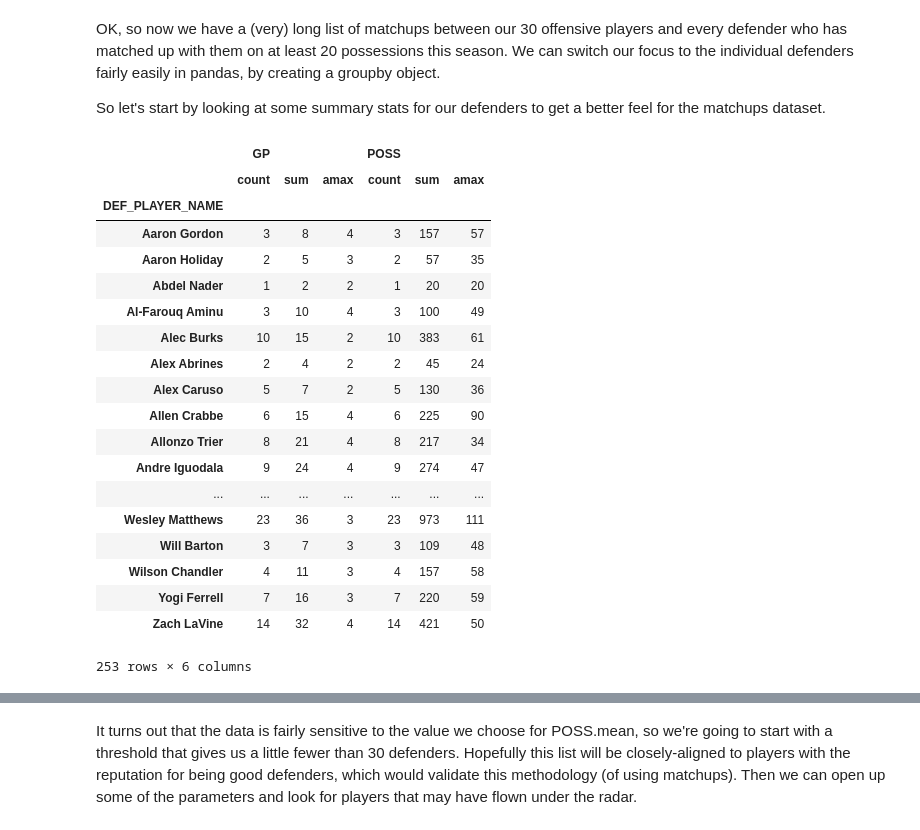
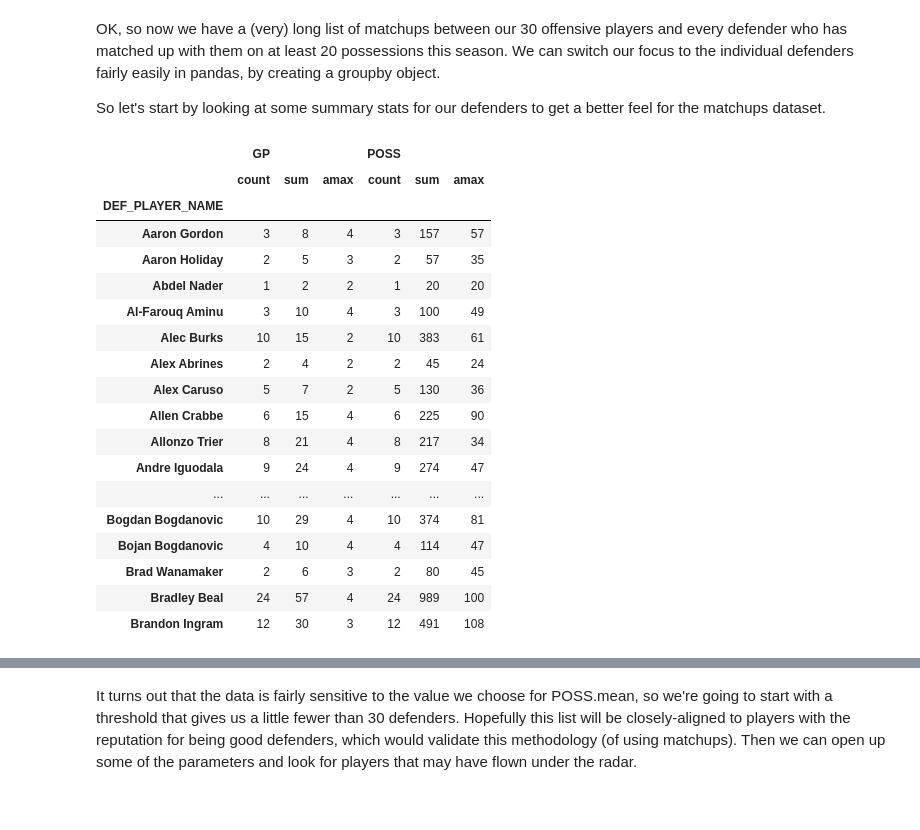
Before and after one commit to sstromberg/nba-project, a Jupyter notebook: guarding_guards.ipynb, the cells around one changed output, grey strips where cells are left out. Saved outputs shown, nothing was run; the diff lists cells and outputs as text; code cells hidden in the pictures.

Commit message:
More cleanup, changed default display options

```diff
--- a/guarding_guards.ipynb
+++ b/guarding_guards.ipynb
@@ -26,6 +26,8 @@ import numpy as np
 import seaborn as sns
 from time import sleep
 %matplotlib inline
+pd.options.display.max_rows = 20
+pd.options.display.max_columns = 24
 # %%
 # we'll save the URL as a string first
 
@@ -214,28 +235,27 @@ So let's start by looking at some summary stats for our defenders to get a bette
 # %%
 # group and aggregate by defender (as a pandas groupby object)
 defenders = matchup_df.groupby(['DEF_PLAYER_NAME'])
 
 # explore properties of this construction of the data
-defenders['GP','POSS'].agg(['count', np.sum, np.max])
+defenders['GP','POSS'].agg(['count', np.sum, np.max])[0:20]
 # %% [output]
 |  | GP |  |  | POSS |  |  |
 |  | count | sum | amax | count | sum | amax |
 | DEF_PLAYER_NAME |  |  |  |  |  |  |
 | Aaron Gordon | 3 | 8 | 4 | 3 | 157 | 57 |
 | Aaron Holiday | 2 | 5 | 3 | 2 | 57 | 35 |
 | Abdel Nader | 1 | 2 | 2 | 1 | 20 | 20 |
 | Al-Farouq Aminu | 3 | 10 | 4 | 3 | 100 | 49 |
 | Alec Burks | 10 | 15 | 2 | 10 | 383 | 61 |
 | Alex Abrines | 2 | 4 | 2 | 2 | 45 | 24 |
 | Alex Caruso | 5 | 7 | 2 | 5 | 130 | 36 |
 | Allen Crabbe | 6 | 15 | 4 | 6 | 225 | 90 |
 | Allonzo Trier | 8 | 21 | 4 | 8 | 217 | 34 |
 | Andre Iguodala | 9 | 24 | 4 | 9 | 274 | 47 |
 | ... | ... | ... | ... | ... | ... | ... |
-| Wesley Matthews | 23 | 36 | 3 | 23 | 973 | 111 |
-| Will Barton | 3 | 7 | 3 | 3 | 109 | 48 |
-| Wilson Chandler | 4 | 11 | 3 | 4 | 157 | 58 |
-| Yogi Ferrell | 7 | 16 | 3 | 7 | 220 | 59 |
-| Zach LaVine | 14 | 32 | 4 | 14 | 421 | 50 |
+| Bogdan Bogdanovic | 10 | 29 | 4 | 10 | 374 | 81 |
+| Bojan Bogdanovic | 4 | 10 | 4 | 4 | 114 | 47 |
+| Brad Wanamaker | 2 | 6 | 3 | 2 | 80 | 45 |
+| Bradley Beal | 24 | 57 | 4 | 24 | 989 | 100 |
+| Brandon Ingram | 12 | 30 | 3 | 12 | 491 | 108 |
-253 rows × 6 columns
 # %% [markdown]
```
Also changed, not shown: parts of 5 cells of this notebook.
